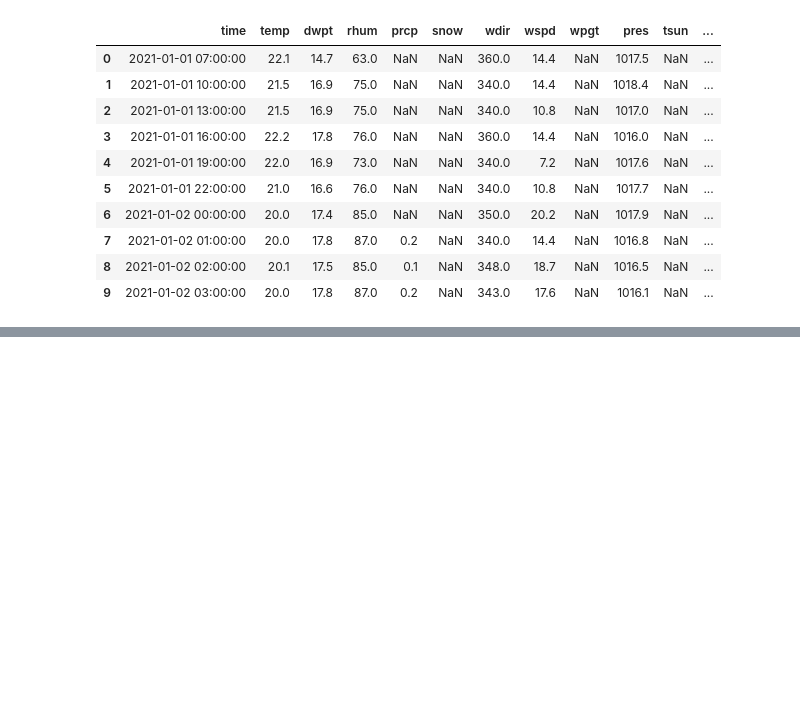
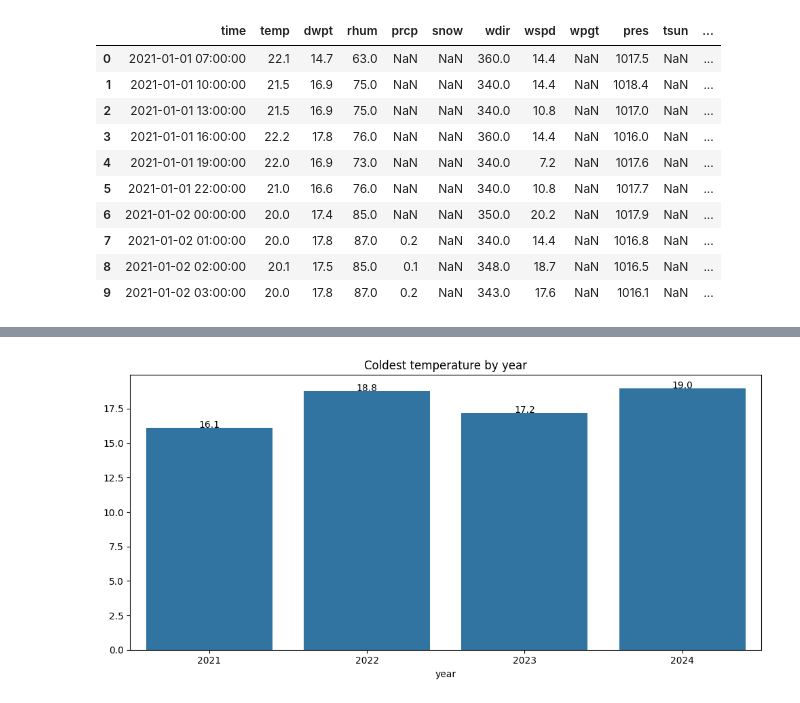
Before and after one commit to hieuxinloi/weather_forecast, a Jupyter notebook: Preprocessing_EDA.ipynb, the cells around one changed output, grey strips where cells are left out. Drawn from its saved outputs; the diff is of its cells as text; code cells hidden in the pictures; blank space fills up the shorter version.

```diff
--- a/Preprocessing_EDA.ipynb
+++ b/Preprocessing_EDA.ipynb
@@ -68,0 +185,14 @@ data.head(10)
+# %%
+# Bar plot of hotest temperature by year
+plt.figure(figsize=(10, 5))
+
+ax = sns.barplot(x = coldest_by_year.index, y = coldest_by_year.values)
+plt.title("Coldest temperature by year")
+
+for i, v in enumerate(coldest_by_year.values):
+    ax.text(i, v, v, color='black', ha="center")
+
+plt.tight_layout()
+plt.show()
+# %% [output]
+[figure, added]
```
Also changed, not shown: parts of 28 cells of this notebook.
